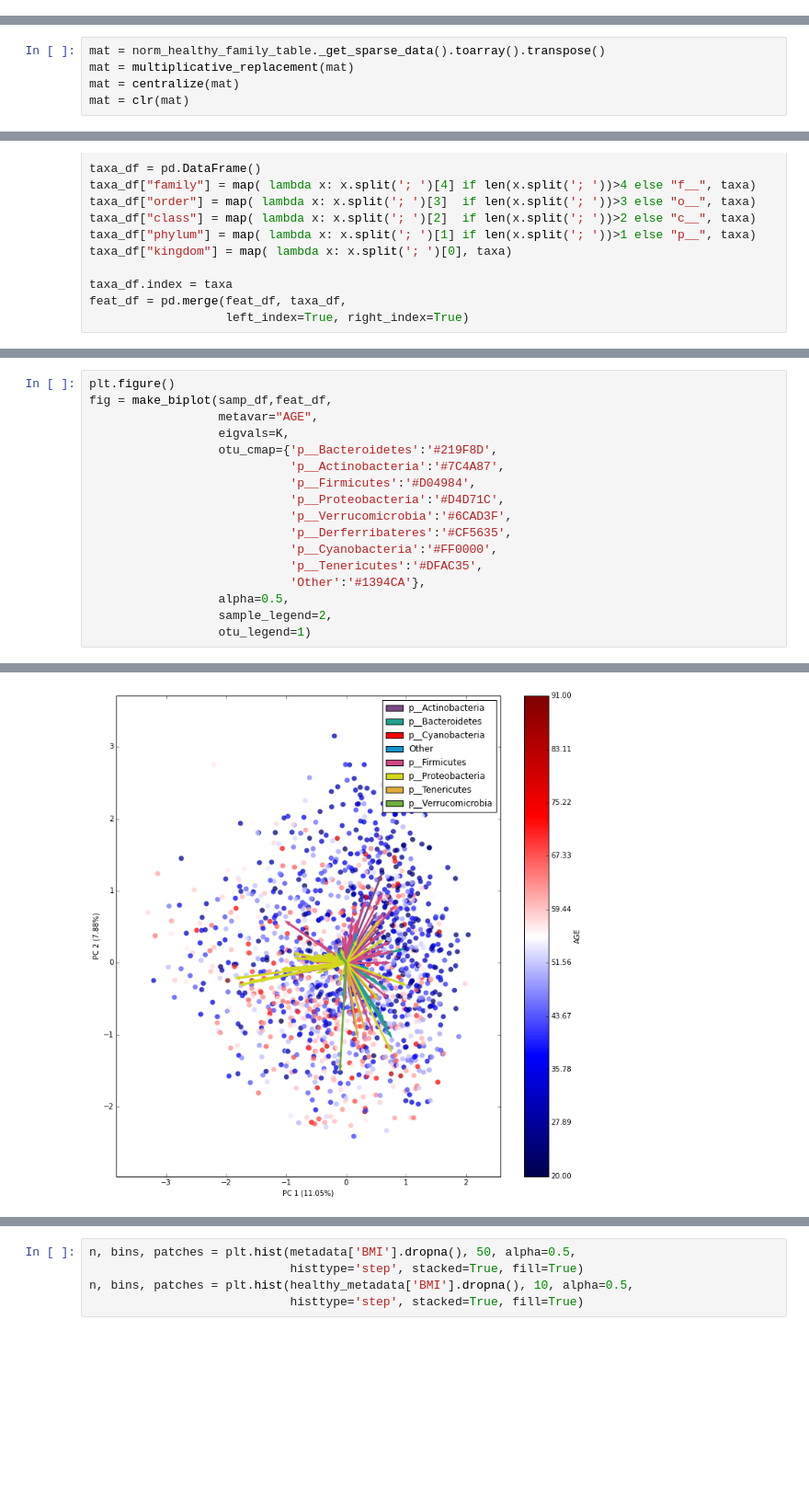
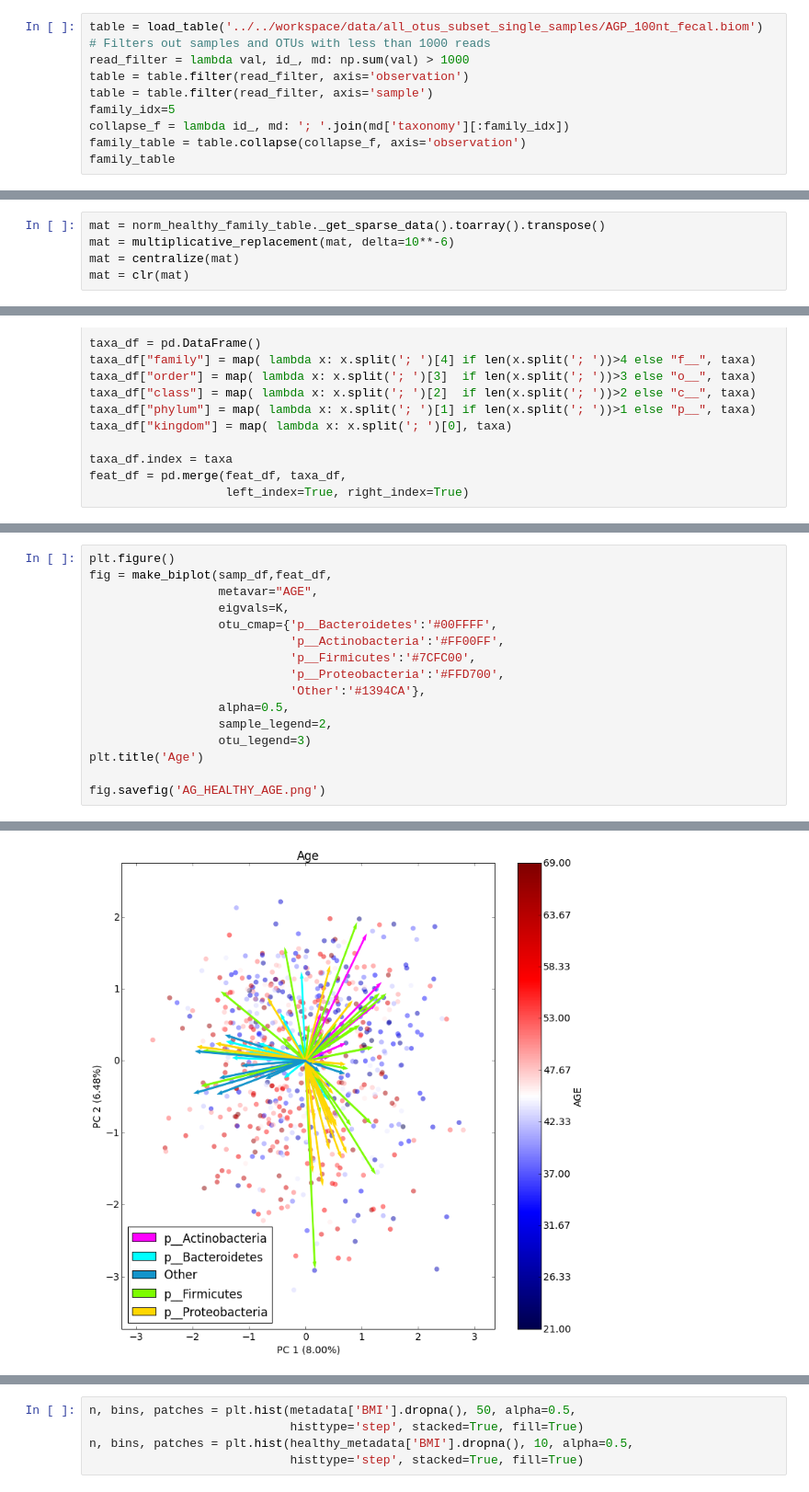
Before and after one commit to mortonjt/American-Gut, a Jupyter notebook: ipynb/composition.ipynb, the cells around one changed output, grey strips where cells are left out. Shown at 92% size. Saved outputs shown, nothing was run; the diff lists cells and outputs as text; blank space fills up the shorter version.

```diff
--- a/ipynb/composition.ipynb
+++ b/ipynb/composition.ipynb
@@ -276,3 +277,13 @@ bin_series = pd.DataFrame(new_bin).all(1)
 
 # Filters the original mapping file so only samples which satisfy the criteria are included in the new metadata file.
 healthy_metadata = metadata.groupby(bin_series).get_group(True)
+# %%
+table = load_table('../../workspace/data/all_otus_subset_single_samples/AGP_100nt_fecal.biom')
+# Filters out samples and OTUs with less than 1000 reads
+read_filter = lambda val, id_, md: np.sum(val) > 1000
+table = table.filter(read_filter, axis='observation')
+table = table.filter(read_filter, axis='sample')
+family_idx=5
+collapse_f = lambda id_, md: '; '.join(md['taxonomy'][:family_idx])
+family_table = table.collapse(collapse_f, axis='observation')
+family_table
@@ -287,6 +300,6 @@ norm_healthy_family_table
 # %%
 mat = norm_healthy_family_table._get_sparse_data().toarray().transpose()
-mat = multiplicative_replacement(mat)
+mat = multiplicative_replacement(mat, delta=10**-6)
 mat = centralize(mat)
 mat = clr(mat)
 # %%
@@ -365,23 +376,22 @@ fig = make_biplot(samp_df,feat_df,
 # %%
 plt.figure()
 fig = make_biplot(samp_df,feat_df,
                   metavar="AGE",
                   eigvals=K,
-                  otu_cmap={'p__Bacteroidetes':'#219F8D',
-                            'p__Actinobacteria':'#7C4A87',
-                            'p__Firmicutes':'#D04984',
-                            'p__Proteobacteria':'#D4D71C',
-                            'p__Verrucomicrobia':'#6CAD3F',
-                            'p__Derferribateres':'#CF5635',
-                            'p__Cyanobacteria':'#FF0000',
-                            'p__Tenericutes':'#DFAC35',
+                  otu_cmap={'p__Bacteroidetes':'#00FFFF',
+                            'p__Actinobacteria':'#FF00FF',
+                            'p__Firmicutes':'#7CFC00',
+                            'p__Proteobacteria':'#FFD700',
                             'Other':'#1394CA'},
                   alpha=0.5,
                   sample_legend=2,
-                  otu_legend=1)
+                  otu_legend=3)
+plt.title('Age')
+
+fig.savefig('AG_HEALTHY_AGE.png')
 # %% [output]
 <matplotlib.figure.Figure at 0x...>
-[figure, old version]
+[figure, new version]
 # %%
 n, bins, patches = plt.hist(metadata['AGE'].dropna(), 30, alpha=0.5,
                             histtype='step', stacked=True, fill=True)
```
Also changed, not shown: parts of 11 cells of this notebook, 1 other file.
